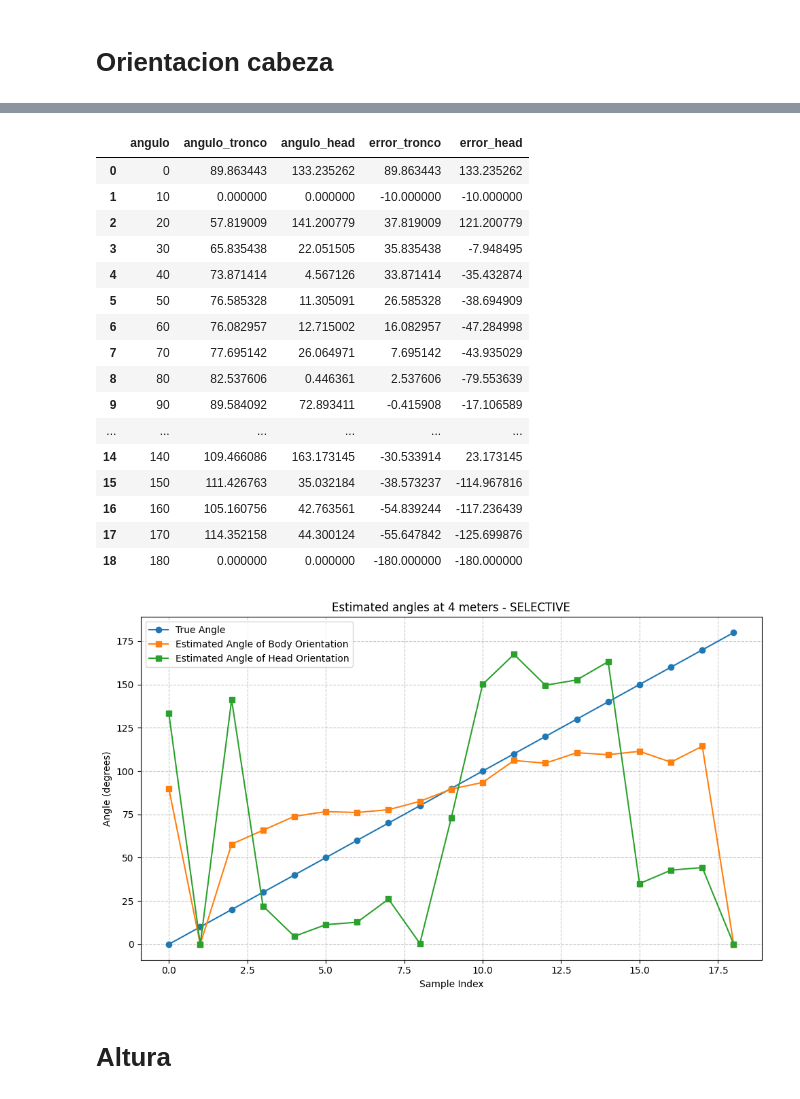
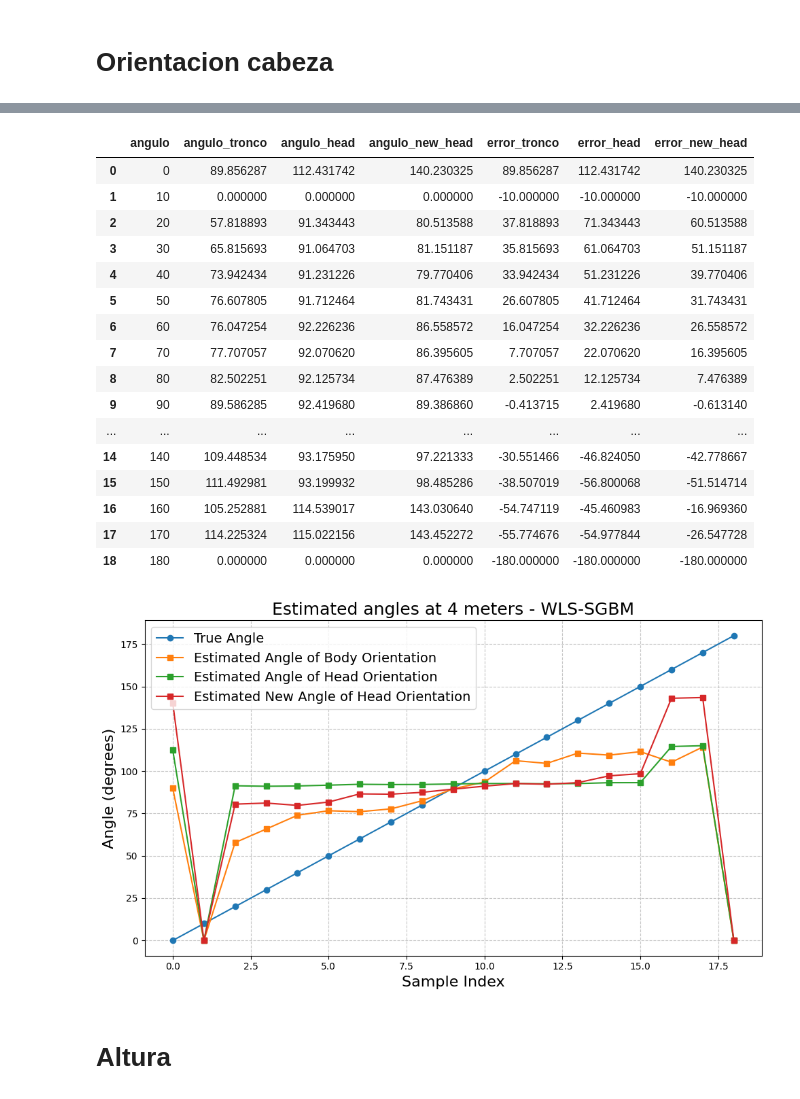
Before and after one commit to stevenaraujo98/integracion_pcl, a Jupyter notebook: get_res.ipynb, the cells around one changed output, grey strips where cells are left out. Cells and saved outputs as stored; diff of their text form; code cells hidden in the pictures.

Commit message:
correcion con promedio de direccion cabeza

```diff
--- a/get_res.ipynb
+++ b/get_res.ipynb
@@ -36,6 +38,6 @@ json = {"formas": {"3": {"300": {"C": [{"result": "l", "confidence": "94.6661829
 # %%
 method = "WLS-SGBM"
-method = "SELECTIVE"
+# method = "SELECTIVE-IGEV"
 # %% [markdown]
 # Formas
 # %%
@@ -727,14 +729,17 @@ for key in val_orientacion["200"].keys():
     if val_orientacion_cabeza["200"][key]:
         angulo_tronco = val_orientacion_cabeza["200"][key][0]["angulo_tronco"]
         angulo_head = val_orientacion_cabeza["200"][key][0]["angulo_head"]
+        angulo_new_head = val_orientacion_cabeza["200"][key][0]["angulo_new_head"]
     else:
         angulo_tronco = 0
         angulo_head = 0
+        angulo_new_head = 0
 
     data.append({
         "angulo": key,
         "angulo_tronco": angulo_tronco,
-        "angulo_head": angulo_head
+        "angulo_head": angulo_head,
+        "angulo_new_head": angulo_new_head
     })
 
 df_orientaciones_cabeza_200 = pd.DataFrame(data)
@@ -746,14 +751,17 @@ for key in val_orientacion["300"].keys():
     if val_orientacion_cabeza["300"][key]:
         angulo_tronco = val_orientacion_cabeza["300"][key][0]["angulo_tronco"]
         angulo_head = val_orientacion_cabeza["300"][key][0]["angulo_head"]
+        angulo_new_head = val_orientacion_cabeza["300"][key][0]["angulo_new_head"]
     else:
         angulo_tronco = 0
         angulo_head = 0
+        angulo_new_head = 0
 
     data.append({
         "angulo": key,
         "angulo_tronco": angulo_tronco,
-        "angulo_head": angulo_head
+        "angulo_head": angulo_head,
+        "angulo_new_head": angulo_new_head
     })
 
 df_orientaciones_cabeza_300 = pd.DataFrame(data)
@@ -765,14 +773,17 @@ for key in val_orientacion["400"].keys():
     if val_orientacion_cabeza["400"][key]:
         angulo_tronco = val_orientacion_cabeza["400"][key][0]["angulo_tronco"]
         angulo_head = val_orientacion_cabeza["400"][key][0]["angulo_head"]
+        angulo_new_head = val_orientacion_cabeza["400"][key][0]["angulo_new_head"]
     else:
         angulo_tronco = 0
         angulo_head = 0
+        angulo_new_head = 0
 
     data.append({
         "angulo": key,
         "angulo_tronco": angulo_tronco,
-        "angulo_head": angulo_head
+        "angulo_head": angulo_head,
+        "angulo_new_head": angulo_new_head
     })
 
 df_orientaciones_cabeza_400 = pd.DataFrame(data)
@@ -941,50 +957,52 @@ df_orientaciones_cabeza_400
 # %%
 df_orientaciones_cabeza_400["error_tronco"] = df_orientaciones_cabeza_400["angulo_tronco"] - df_orientaciones_cabeza_400["angulo"].astype(int)
 df_orientaciones_cabeza_400["error_head"] = df_orientaciones_cabeza_400["angulo_head"] - df_orientaciones_cabeza_400["angulo"].astype(int)
+df_orientaciones_cabeza_400["error_new_head"] = df_orientaciones_cabeza_400["angulo_new_head"] - df_orientaciones_cabeza_400["angulo"].astype(int)
 df_orientaciones_cabeza_400
 # %% [output]
-|  | angulo | angulo_tronco | angulo_head | error_tronco | error_head |
-| 0 | 0 | 89.863443 | 133.235262 | 89.863443 | 133.235262 |
-| 1 | 10 | 0.000000 | 0.000000 | -10.000000 | -10.000000 |
-| 2 | 20 | 57.819009 | 141.200779 | 37.819009 | 121.200779 |
-| 3 | 30 | 65.835438 | 22.051505 | 35.835438 | -7.948495 |
-| 4 | 40 | 73.871414 | 4.567126 | 33.871414 | -35.432874 |
-| 5 | 50 | 76.585328 | 11.305091 | 26.585328 | -38.694909 |
-| 6 | 60 | 76.082957 | 12.715002 | 16.082957 | -47.284998 |
-| 7 | 70 | 77.695142 | 26.064971 | 7.695142 | -43.935029 |
-| 8 | 80 | 82.537606 | 0.446361 | 2.537606 | -79.553639 |
-| 9 | 90 | 89.584092 | 72.893411 | -0.415908 | -17.106589 |
-| ... | ... | ... | ... | ... | ... |
-| 14 | 140 | 109.466086 | 163.173145 | -30.533914 | 23.173145 |
-| 15 | 150 | 111.426763 | 35.032184 | -38.573237 | -114.967816 |
-| 16 | 160 | 105.160756 | 42.763561 | -54.839244 | -117.236439 |
-| 17 | 170 | 114.352158 | 44.300124 | -55.647842 | -125.699876 |
-| 18 | 180 | 0.000000 | 0.000000 | -180.000000 | -180.000000 |
+|  | angulo | angulo_tronco | angulo_head | angulo_new_head | error_tronco | error_head | error_new_head |
+| 0 | 0 | 89.856287 | 112.431742 | 140.230325 | 89.856287 | 112.431742 | 140.230325 |
+| 1 | 10 | 0.000000 | 0.000000 | 0.000000 | -10.000000 | -10.000000 | -10.000000 |
+| 2 | 20 | 57.818893 | 91.343443 | 80.513588 | 37.818893 | 71.343443 | 60.513588 |
+| 3 | 30 | 65.815693 | 91.064703 | 81.151187 | 35.815693 | 61.064703 | 51.151187 |
+| 4 | 40 | 73.942434 | 91.231226 | 79.770406 | 33.942434 | 51.231226 | 39.770406 |
+| 5 | 50 | 76.607805 | 91.712464 | 81.743431 | 26.607805 | 41.712464 | 31.743431 |
+| 6 | 60 | 76.047254 | 92.226236 | 86.558572 | 16.047254 | 32.226236 | 26.558572 |
+| 7 | 70 | 77.707057 | 92.070620 | 86.395605 | 7.707057 | 22.070620 | 16.395605 |
+| 8 | 80 | 82.502251 | 92.125734 | 87.476389 | 2.502251 | 12.125734 | 7.476389 |
+| 9 | 90 | 89.586285 | 92.419680 | 89.386860 | -0.413715 | 2.419680 | -0.613140 |
+| ... | ... | ... | ... | ... | ... | ... | ... |
+| 14 | 140 | 109.448534 | 93.175950 | 97.221333 | -30.551466 | -46.824050 | -42.778667 |
+| 15 | 150 | 111.492981 | 93.199932 | 98.485286 | -38.507019 | -56.800068 | -51.514714 |
+| 16 | 160 | 105.252881 | 114.539017 | 143.030640 | -54.747119 | -45.460983 | -16.969360 |
+| 17 | 170 | 114.225324 | 115.022156 | 143.452272 | -55.774676 | -54.977844 | -26.547728 |
+| 18 | 180 | 0.000000 | 0.000000 | 0.000000 | -180.000000 | -180.000000 | -180.000000 |
 # %%
 # Crear la figura y los ejes
 fig, ax = plt.subplots(figsize=(10, 6))
 
 # Graficar ambas líneas
 ax.plot(df_orientaciones_cabeza_400.index, df_orientaciones_cabeza_400["angulo"].astype(int), label='True Angle', marker='o')
 ax.plot(df_orientaciones_cabeza_400.index, df_orientaciones_cabeza_400["angulo_tronco"], label='Estimated Angle of Body Orientation', marker='s')
 ax.plot(df_orientaciones_cabeza_400.index, df_orientaciones_cabeza_400["angulo_head"], label='Estimated Angle of Head Orientation', marker='s')
+ax.plot(df_orientaciones_cabeza_400.index, df_orientaciones_cabeza_400["angulo_new_head"], label='Estimated New Angle of Head Orientation', marker='s')
 
 # Configurar el título y las etiquetas de los ejes
-ax.set_title('Estimated angles at 4 meters - ' + method)
-ax.set_xlabel('Sample Index')
-ax.set_ylabel('Angle (degrees)')
+ax.set_title('Estimated angles at 4 meters - ' + method, fontsize=18)
+ax.set_xlabel('Sample Index', fontsize=16)
+ax.set_ylabel('Angle (degrees)', fontsize=16)
 
 # Añadir una leyenda
-ax.legend()
+ax.legend(fontsize=14)
 
 # Añadir una cuadrícula para mejor lectura
 ax.grid(True, linestyle='--', alpha=0.7)
 
 # Ajustar el diseño y mostrar la gráfica
 plt.tight_layout()
 plt.show()
 # %% [output]
-[figure, old version]
+[figure, new version]
 # %% [markdown]
 # Altura
 # %%
```
Also changed, not shown: parts of 38 cells of this notebook, 7 other files.
